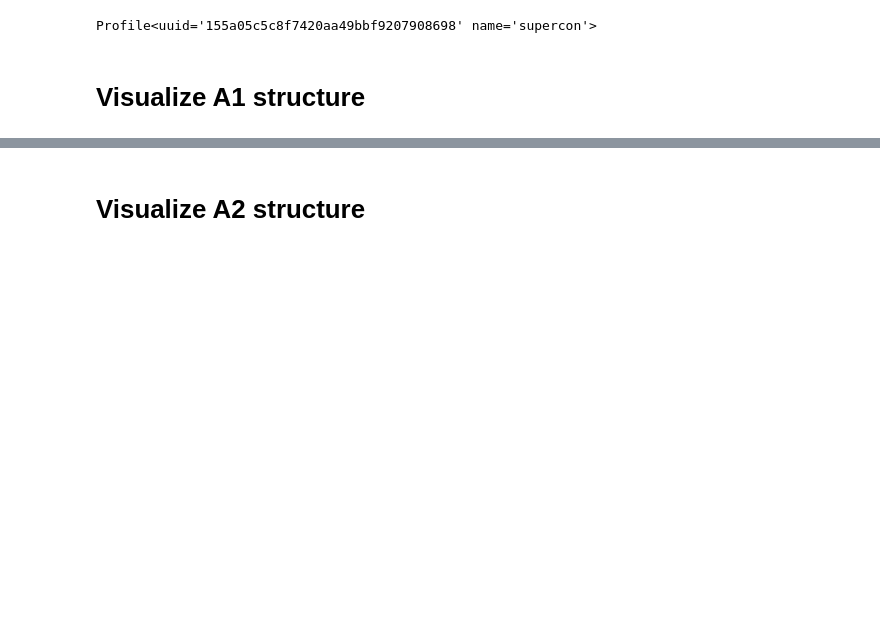
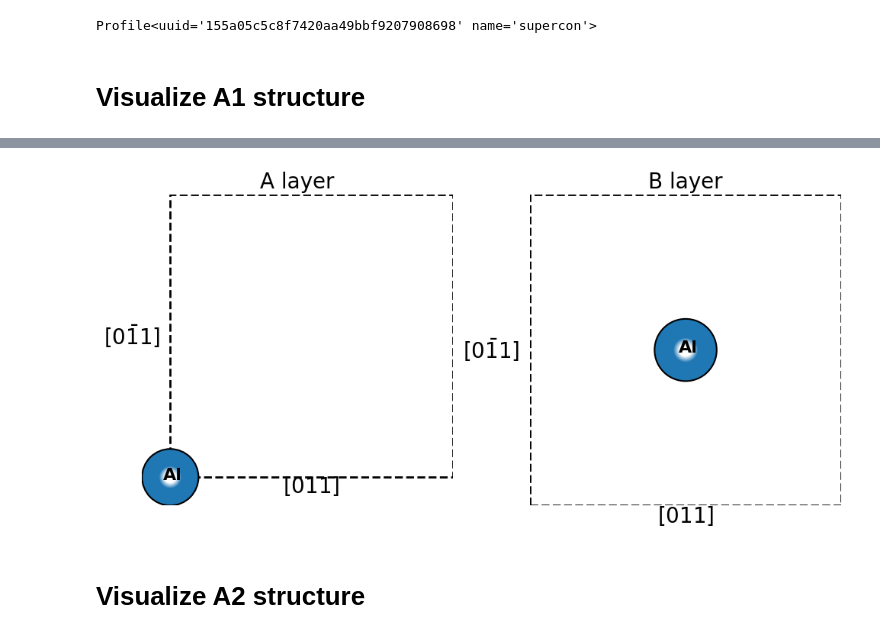
Before and after one commit to ymzhang0/aiida-dislocation, a Jupyter notebook: src/aiida_dislocation/examples/test_cut.ipynb, the cells around one changed output, grey strips where cells are left out. Saved outputs shown, nothing was run; the diff lists cells and outputs as text; code cells hidden in the pictures; blank space fills up the shorter version.

```diff
--- a/src/aiida_dislocation/examples/test_cut.ipynb
+++ b/src/aiida_dislocation/examples/test_cut.ipynb
@@ -65,2 +19,75 @@ plt.show()
+# %%
+ase_atom = read('./structures/cif/Al-225-A1.cif', format='cif')
+
+
+cell_matrix = ase_atom.cell.array
+species      = ["Al", ]    # 举例
+frac_coords  = [
+    [0.0, 0.0, 0.0],
+]
+
+# Assuming such a lattice:
+# [1, 1, 0]
+# [1, 0, 1]
+# [0, 1, 1]
+
+# [1, 1, -1] --> [2, 0, 0]
+# [1, -1, 1] --> [0, 2, 0]
+# [-1, 1, 1]  --> [0, 0, 21]
+
+# [1, 0, 0] -> [1, 1, 0]
+# [0, 1, -1] -> [1, -1, 0]
+# [-1, 1, 1] -> [0, 0, 2]
+
+# [1, 1, 1] -> [2, 2, 2]
+# [1, -1, 0] -> [0, 1, -1]
+# [1, 0, -1] -> [1, 0, -1]
+
+slipping_systems = {
+    '100': {
+        'cut_plane': [2, 0, 0],
+        'a': [0, 1, 1],
+        'b': [0, -1, 1],
+        },
+    '110': {
+        'cut_plane': [1, 1, 0],
+        'a': [1, -1, 0],
+        'b': [0, 0, 2]
+        },
+    '111': {
+        'cut_plane': [2, 2, 2],
+        'a': [1, -1, 0],
+        'b': [1, 0, -1],
+        },
+    }
+
+old_lattice = Lattice(cell_matrix)
+old_struct  = Structure(old_lattice, species, frac_coords)
+
+tm = np.array([
+    [1, 1, -1],
+    [1, -1, 1],
+    [-1, 1, 1],
+])/2
+
+
+slipping_system = slipping_systems['100']
+struct = get_transformed_cell(old_struct, slipping_system, tm)
+layers, masks, frac_coords = group_structure_layers(struct)
+
+fig, axes = plt.subplots(1, len(layers), figsize=(10, 10*len(layers)))
+
+
+plot_layers(struct, axes, slipping_system)
+# ax.set_aspect('equal')
+
+for ax in axes:
+    ax.set_aspect('equal')
+
+
+plt.tight_layout()
+plt.show()
+# %% [output]
+[figure, added]
 # %% [markdown]
 # Visualize A2 structure
```
Also changed, not shown: parts of 10 cells of this notebook, 14 other files.
